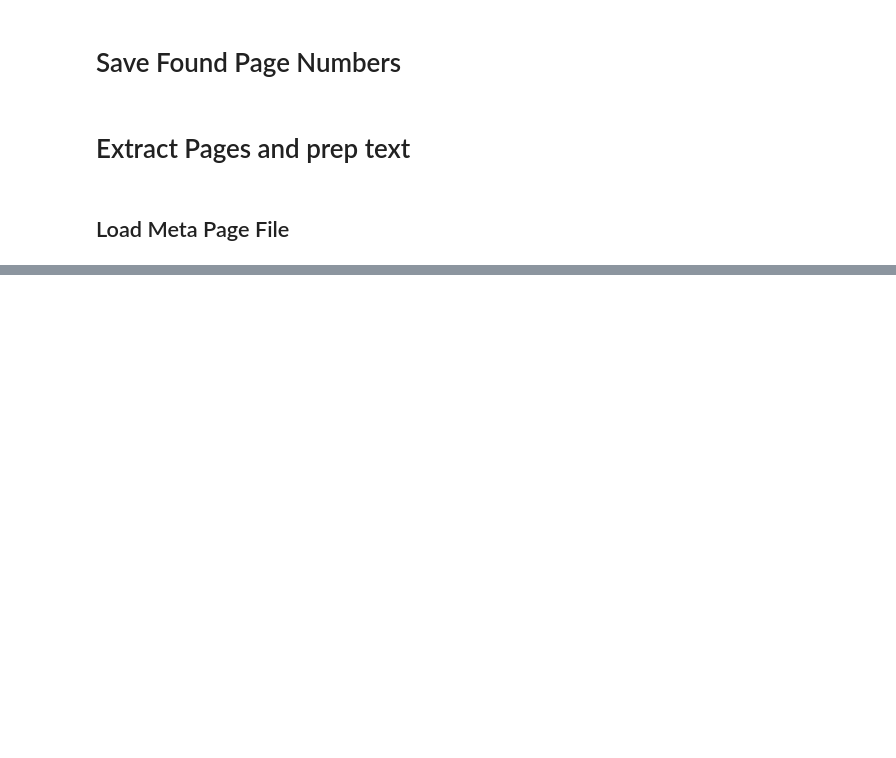
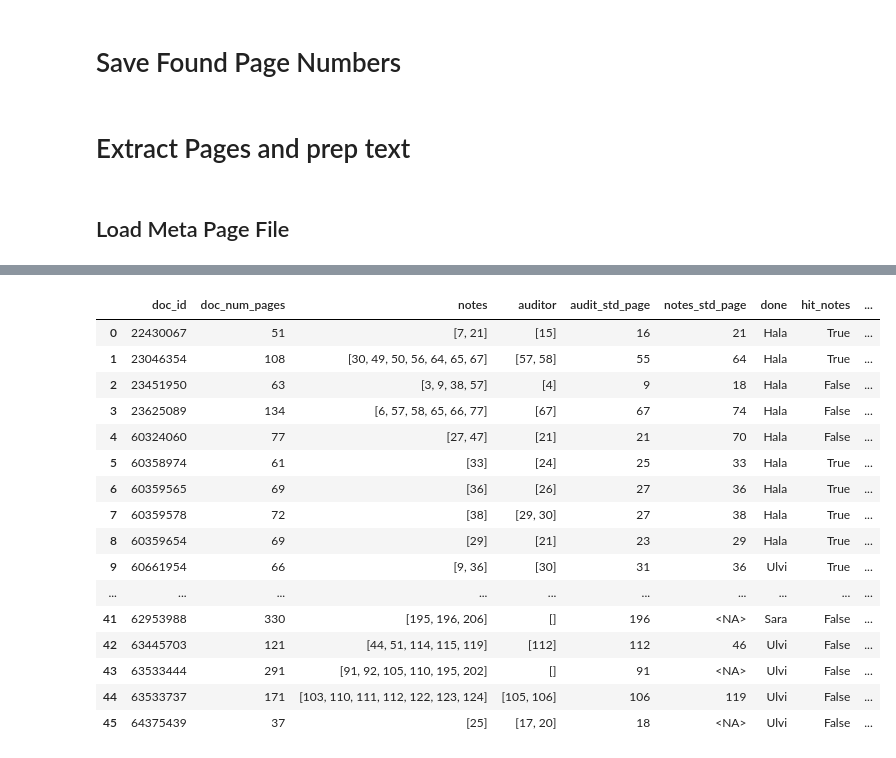
Before and after one commit to ilias-m-n/ExtractSectionsPDFs, a Jupyter notebook: ExtractAuditorAndNotes.ipynb, the cells around one changed output, grey strips where cells are left out. Cells and saved outputs as stored; diff of their text form; code cells hidden in the pictures; blank space fills up the shorter version.

```diff
--- a/ExtractAuditorAndNotes.ipynb
+++ b/ExtractAuditorAndNotes.ipynb
@@ -57,3 +57,10 @@ for id in tqdm(page_num_extractors):
     results.append(e.run())
     del e
 result_df = pd.DataFrame(results)
+# %%
+test_df = pd.read_excel(os.path.join(path_data, 'testing_meta', 'sample_8april.xlsx'))
+test_df = test_df['doc_id audit_std_page notes_std_page done'.split()].copy()
+test_df['audit_std_page'] = pd.to_numeric(test_df['audit_std_page'], errors='coerce').astype('Int64') - 1
+test_df['notes_std_page'] = pd.to_numeric(test_df['notes_std_page'], errors='coerce').astype('Int64') - 1
+test_df['doc_id'] = test_df['doc_id'].astype(str)
+test_df
@@ -60,2 +81,5 @@ result_df = pd.DataFrame(results)
+# %%
+merged = pd.merge(result_df, test_df, on='doc_id', how='left')
 # %%
-result_df
+merged['hit_notes'] = merged.apply(lambda x: (x.notes_std_page in x.notes) if pd.notna(x.notes_std_page) else False, axis=1)
+merged['hit_audit'] = merged.apply(lambda x: (x.audit_std_page in x.auditor) if pd.notna(x.audit_std_page) else False, axis=1)
@@ -365,0 +185,23 @@ meta_df.total_num_tokens.mean()
+# %%
+detm = merged[~merged.hit_audit | ~merged.hit_notes].copy()
+mask = ~((detm.audit_std_page.isna() & detm.hit_notes) | (detm.notes_std_page.isna() & detm.hit_audit))
+# %%
+detm[mask].reset_index(drop=True).to_csv(os.path.
+# %% [output]
+|  | doc_id | doc_num_pages | notes | auditor | audit_std_page | notes_std_page | done | hit_notes | ... |
+| 0 | 22430067 | 51 | [7, 21] | [15] | 16 | 21 | Hala | True | ... |
+| 1 | 23046354 | 108 | [30, 49, 50, 56, 64, 65, 67] | [57, 58] | 55 | 64 | Hala | True | ... |
+| 2 | 23451950 | 63 | [3, 9, 38, 57] | [4] | 9 | 18 | Hala | False | ... |
+| 3 | 23625089 | 134 | [6, 57, 58, 65, 66, 77] | [67] | 67 | 74 | Hala | False | ... |
+| 4 | 60324060 | 77 | [27, 47] | [21] | 21 | 70 | Hala | False | ... |
+| 5 | 60358974 | 61 | [33] | [24] | 25 | 33 | Hala | True | ... |
+| 6 | 60359565 | 69 | [36] | [26] | 27 | 36 | Hala | True | ... |
+| 7 | 60359578 | 72 | [38] | [29, 30] | 27 | 38 | Hala | True | ... |
+| 8 | 60359654 | 69 | [29] | [21] | 23 | 29 | Hala | True | ... |
+| 9 | 60661954 | 66 | [9, 36] | [30] | 31 | 36 | Ulvi | True | ... |
+| ... | ... | ... | ... | ... | ... | ... | ... | ... | ... |
+| 41 | 62953988 | 330 | [195, 196, 206] | [] | 196 | <NA> | Sara | False | ... |
+| 42 | 63445703 | 121 | [44, 51, 114, 115, 119] | [112] | 112 | 46 | Ulvi | False | ... |
+| 43 | 63533444 | 291 | [91, 92, 105, 110, 195, 202] | [] | 91 | <NA> | Ulvi | False | ... |
+| 44 | 63533737 | 171 | [103, 110, 111, 112, 122, 123, 124] | [105, 106] | 106 | 119 | Ulvi | False | ... |
+| 45 | 64375439 | 37 | [25] | [17, 20] | 18 | <NA> | Ulvi | False | ... |
```
Also changed, not shown: parts of 9 cells of this notebook, 4 other files.
